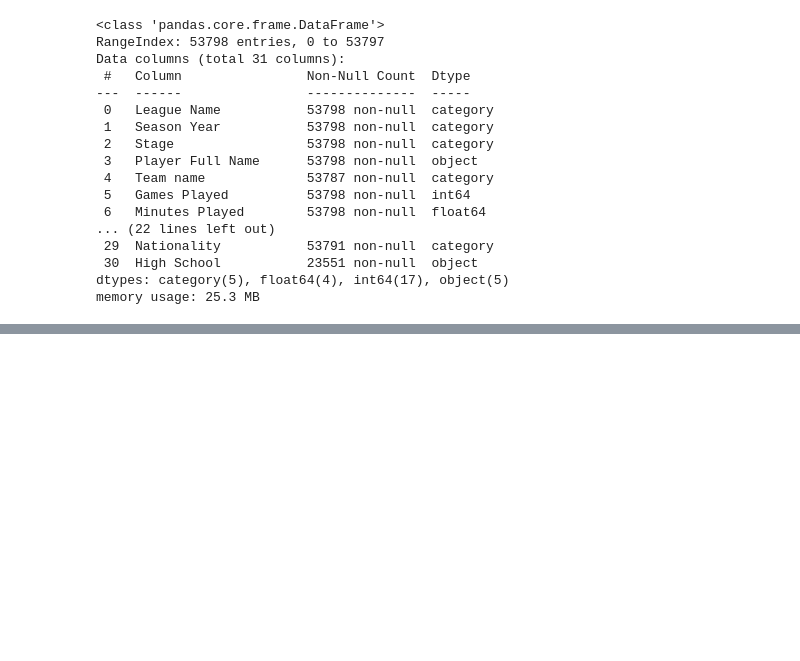
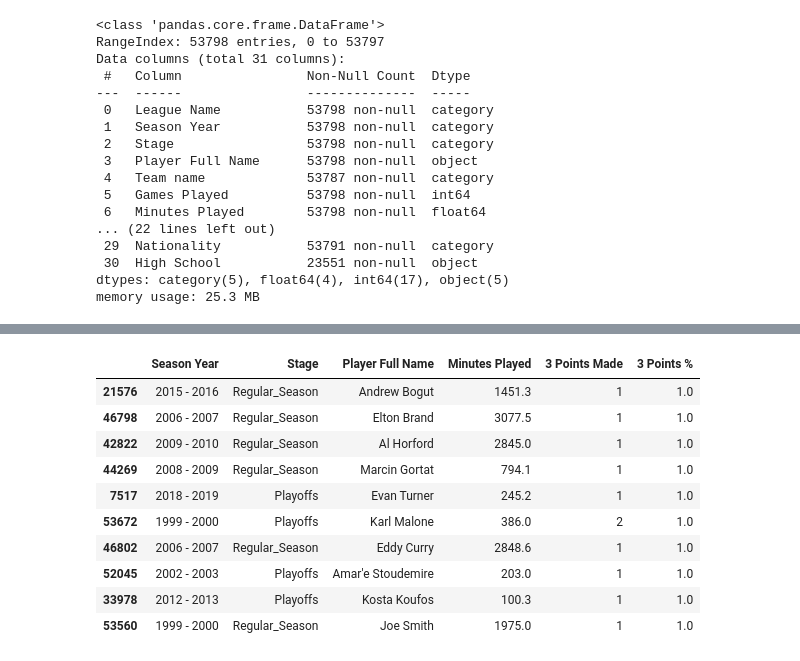
Before and after one commit to MazonSzymon/BasketBall, a Jupyter notebook: BasketBall.ipynb, the cells around one changed output, grey strips where cells are left out. Saved outputs shown, nothing was run; the diff lists cells and outputs as text; code cells hidden in the pictures; blank space fills up the shorter version.

```diff
--- a/BasketBall.ipynb
+++ b/BasketBall.ipynb
@@ -125,0 +140,4 @@ df.head()
+# %%
+df['Field Goals %'] = df['Field Goals Made'] / df['Field Goals Attempts']
+df['3 Points %'] = df['3 Points Made'] / df['3 Points Attempts']
+df['Free Throws %'] = df['Free Throws Made'] / df['Free Throws Attempts']
@@ -125,0 +152,16 @@ df.head()
+# %%
+#Who is the best 3 Shooter in NBA
+NBA[['Season Year','Stage','Player Full Name','Minutes Played','3 Points Made','3 Points %']
+    ].sort_values(by = '3 Points %', ascending =  False).head(10)
+# %% [output]
+|  | Season Year | Stage | Player Full Name | Minutes Played | 3 Points Made | 3 Points % |
+| 21576 | 2015 - 2016 | Regular_Season | Andrew Bogut | 1451.3 | 1 | 1.0 |
+| 46798 | 2006 - 2007 | Regular_Season | Elton Brand | 3077.5 | 1 | 1.0 |
+| 42822 | 2009 - 2010 | Regular_Season | Al Horford | 2845.0 | 1 | 1.0 |
+| 44269 | 2008 - 2009 | Regular_Season | Marcin Gortat | 794.1 | 1 | 1.0 |
+| 7517 | 2018 - 2019 | Playoffs | Evan Turner | 245.2 | 1 | 1.0 |
+| 53672 | 1999 - 2000 | Playoffs | Karl Malone | 386.0 | 2 | 1.0 |
+| 46802 | 2006 - 2007 | Regular_Season | Eddy Curry | 2848.6 | 1 | 1.0 |
+| 52045 | 2002 - 2003 | Playoffs | Amar'e Stoudemire | 203.0 | 1 | 1.0 |
+| 33978 | 2012 - 2013 | Playoffs | Kosta Koufos | 100.3 | 1 | 1.0 |
+| 53560 | 1999 - 2000 | Regular_Season | Joe Smith | 1975.0 | 1 | 1.0 |
```
Also changed, not shown: parts of 3 cells of this notebook.
